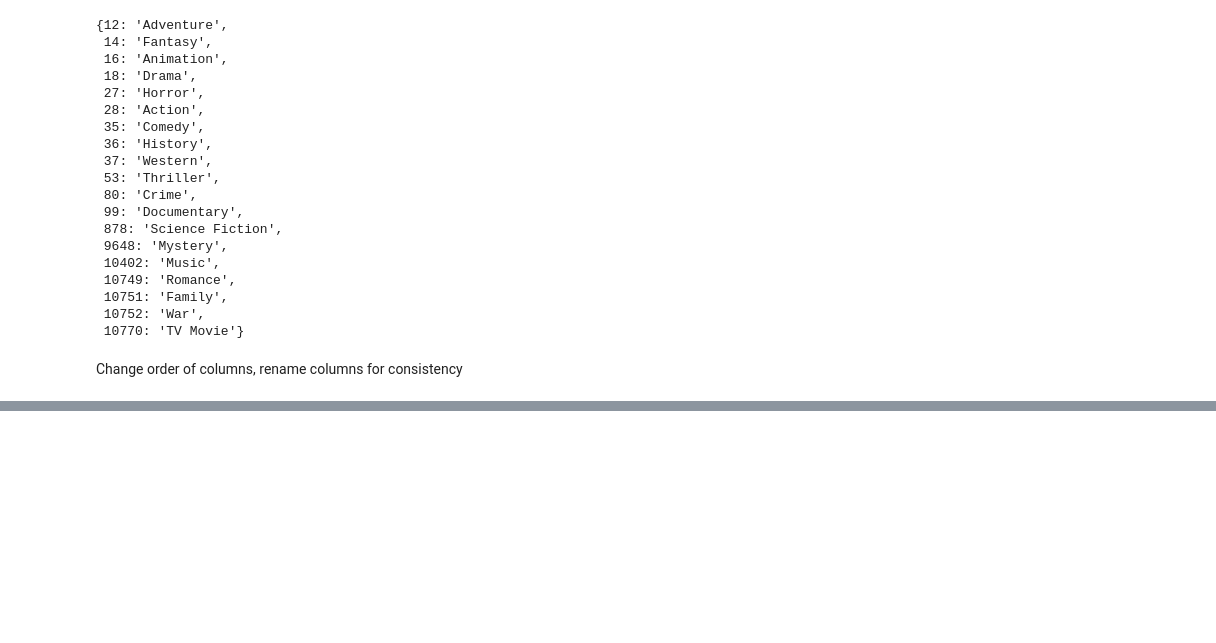
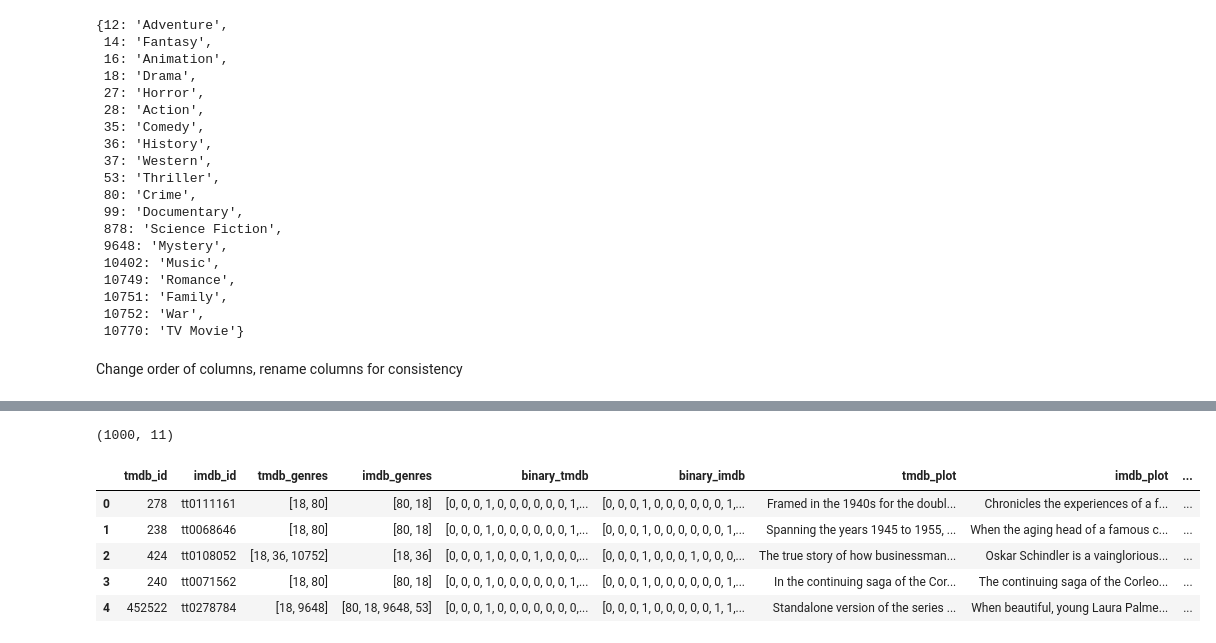
Before and after one commit to Nick-Morgan/Python-Movie-Genre-Predictor, a Jupyter notebook: tmdb_scraper.ipynb, the cells around one changed output, grey strips where cells are left out. Saved outputs shown, nothing was run; the diff lists cells and outputs as text; code cells hidden in the pictures; blank space fills up the shorter version.

Commit message:
added binary genres, removed punctuation from plots

```diff
--- a/tmdb_scraper.ipynb
+++ b/tmdb_scraper.ipynb
@@ -185,0 +183,37 @@ movie_df.to_csv('data/movie_df_with_imdb.csv')
+# %%
+import string #remove punctuation
+
+movie_df['tmdb_plot'] = movie_df['tmdb_plot'].apply(lambda x: x.strip(string.punctuation))
+movie_df['imdb_plot'] = movie_df['imdb_plot'].apply(lambda x: x[0].strip(string.punctuation))
+# %%
+movie_df = movie_df[movie_df['tmdb_genres'].str.len() != 0] #remove empty genres
+# %%
+movie_df.shape
+# %% [output]
+(1000, 11)
+# %%
+from sklearn.preprocessing import MultiLabelBinarizer
+mlb=MultiLabelBinarizer()
+# %%
+movie_df['binary_tmdb'] = pd.Series(
+                              (list(mlb.fit_transform(movie_df['tmdb_genres']))
+                                ))
+
+movie_df['binary_imdb'] = pd.Series(
+                              (list(mlb.fit_transform(movie_df['imdb_genres']))
+                                ) )
+# %%
+movie_df.columns
+
+movie_df = movie_df[['tmdb_id', 'imdb_id', 'tmdb_genres', 'imdb_genres', 'binary_tmdb', 'binary_imdb', 'tmdb_plot',
+       'imdb_plot', 'popularity', 'release_date', 'title', 'vote_average',
+       'vote_count' ]]
+
+movie_df.head()
+# %% [output]
+|  | tmdb_id | imdb_id | tmdb_genres | imdb_genres | binary_tmdb | binary_imdb | tmdb_plot | imdb_plot | ... |
+| 0 | 278 | tt0111161 | [18, 80] | [80, 18] | [0, 0, 0, 1, 0, 0, 0, 0, 0, 0, 1,... | [0, 0, 0, 1, 0, 0, 0, 0, 0, 0, 1,... | Framed in the 1940s for the doubl... | Chronicles the experiences of a f... | ... |
+| 1 | 238 | tt0068646 | [18, 80] | [80, 18] | [0, 0, 0, 1, 0, 0, 0, 0, 0, 0, 1,... | [0, 0, 0, 1, 0, 0, 0, 0, 0, 0, 1,... | Spanning the years 1945 to 1955, ... | When the aging head of a famous c... | ... |
+| 2 | 424 | tt0108052 | [18, 36, 10752] | [18, 36] | [0, 0, 0, 1, 0, 0, 0, 1, 0, 0, 0,... | [0, 0, 0, 1, 0, 0, 0, 1, 0, 0, 0,... | The true story of how businessman... | Oskar Schindler is a vainglorious... | ... |
+| 3 | 240 | tt0071562 | [18, 80] | [80, 18] | [0, 0, 0, 1, 0, 0, 0, 0, 0, 0, 1,... | [0, 0, 0, 1, 0, 0, 0, 0, 0, 0, 1,... | In the continuing saga of the Cor... | The continuing saga of the Corleo... | ... |
+| 4 | 452522 | tt0278784 | [18, 9648] | [80, 18, 9648, 53] | [0, 0, 0, 1, 0, 0, 0, 0, 0, 0, 0,... | [0, 0, 0, 1, 0, 0, 0, 0, 0, 1, 1,... | Standalone version of the series ... | When beautiful, young Laura Palme... | ... |
```
Also changed, not shown: parts of 3 cells of this notebook, 3 other files.
